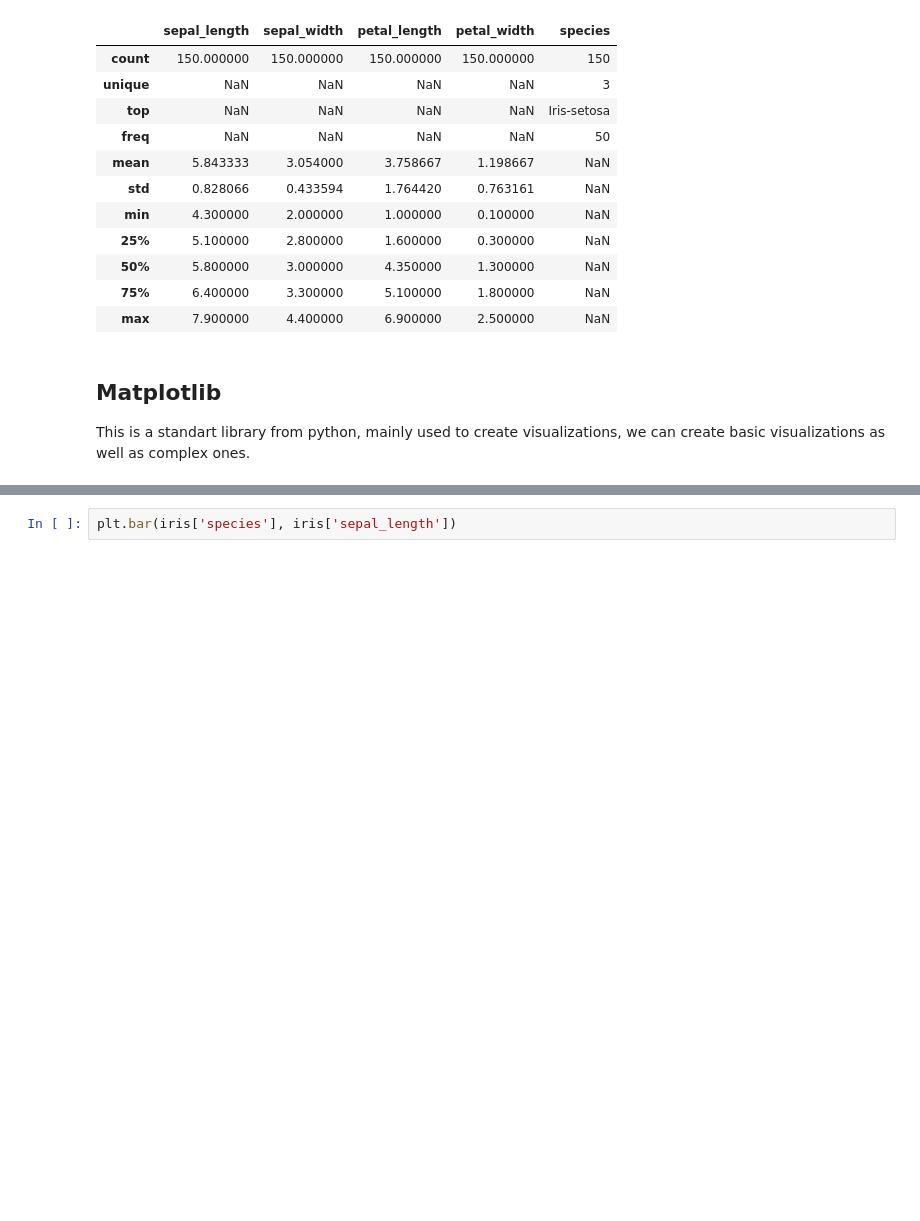
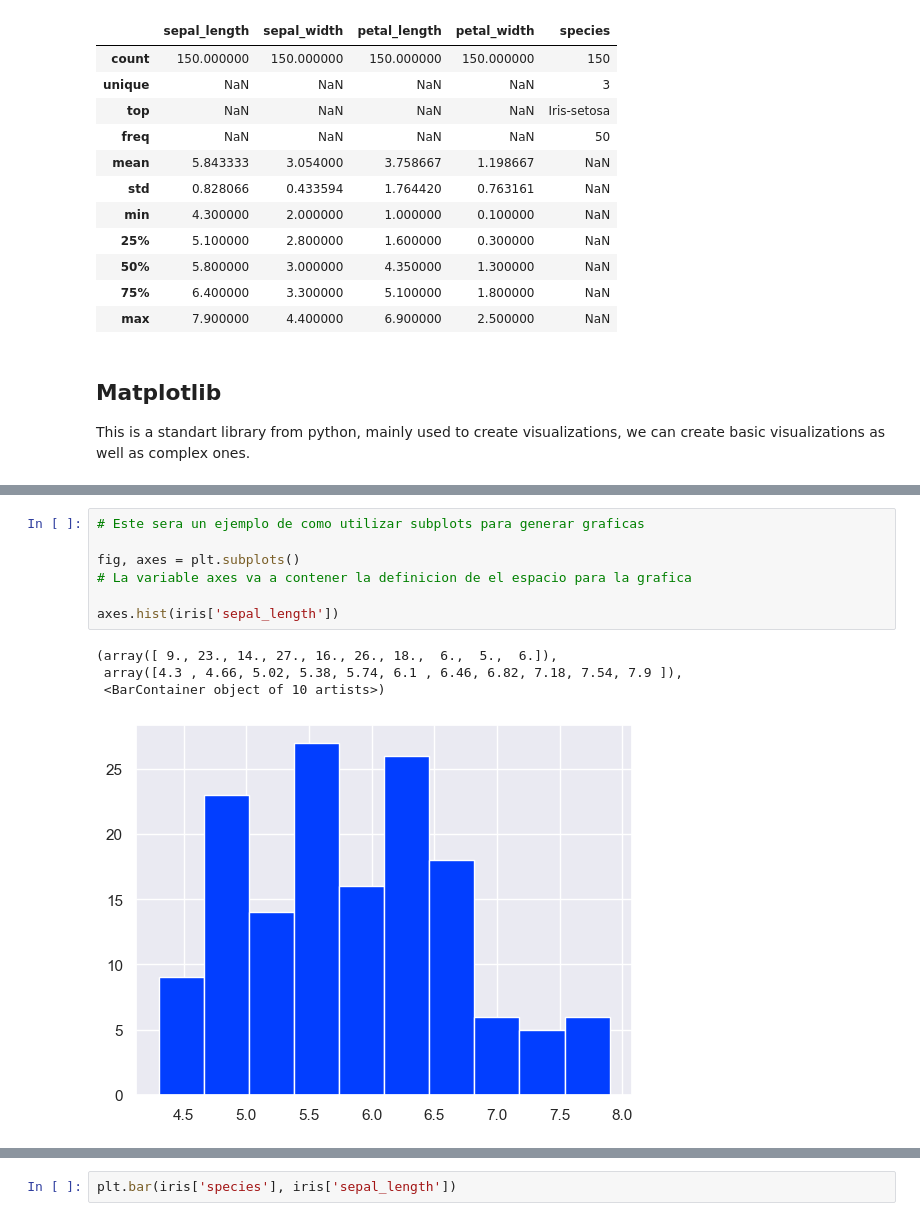
Before and after one commit to CabHug/Portfolio, a Jupyter notebook: Practicas/Visualizacion/Practica_visualizacion.ipynb, the cells around one changed output, grey strips where cells are left out. Cells and saved outputs as stored; diff of their text form; blank space fills up the shorter version.

```diff
--- a/Practicas/Visualizacion/Practica_visualizacion.ipynb
+++ b/Practicas/Visualizacion/Practica_visualizacion.ipynb
@@ -109,0 +120,12 @@ plt.boxplot(iris['sepal_length'])
+# %%
+# Este sera un ejemplo de como utilizar subplots para generar graficas
+
+fig, axes = plt.subplots()
+# La variable axes va a contener la definicion de el espacio para la grafica
+
+axes.hist(iris['sepal_length'])
+# %% [output]
+(array([ 9., 23., 14., 27., 16., 26., 18.,  6.,  5.,  6.]),
+ array([4.3 , 4.66, 5.02, 5.38, 5.74, 6.1 , 6.46, 6.82, 7.18, 7.54, 7.9 ]),
+ <BarContainer object of 10 artists>)
+[figure, added]
```
Also changed, not shown: parts of 17 cells of this notebook.
